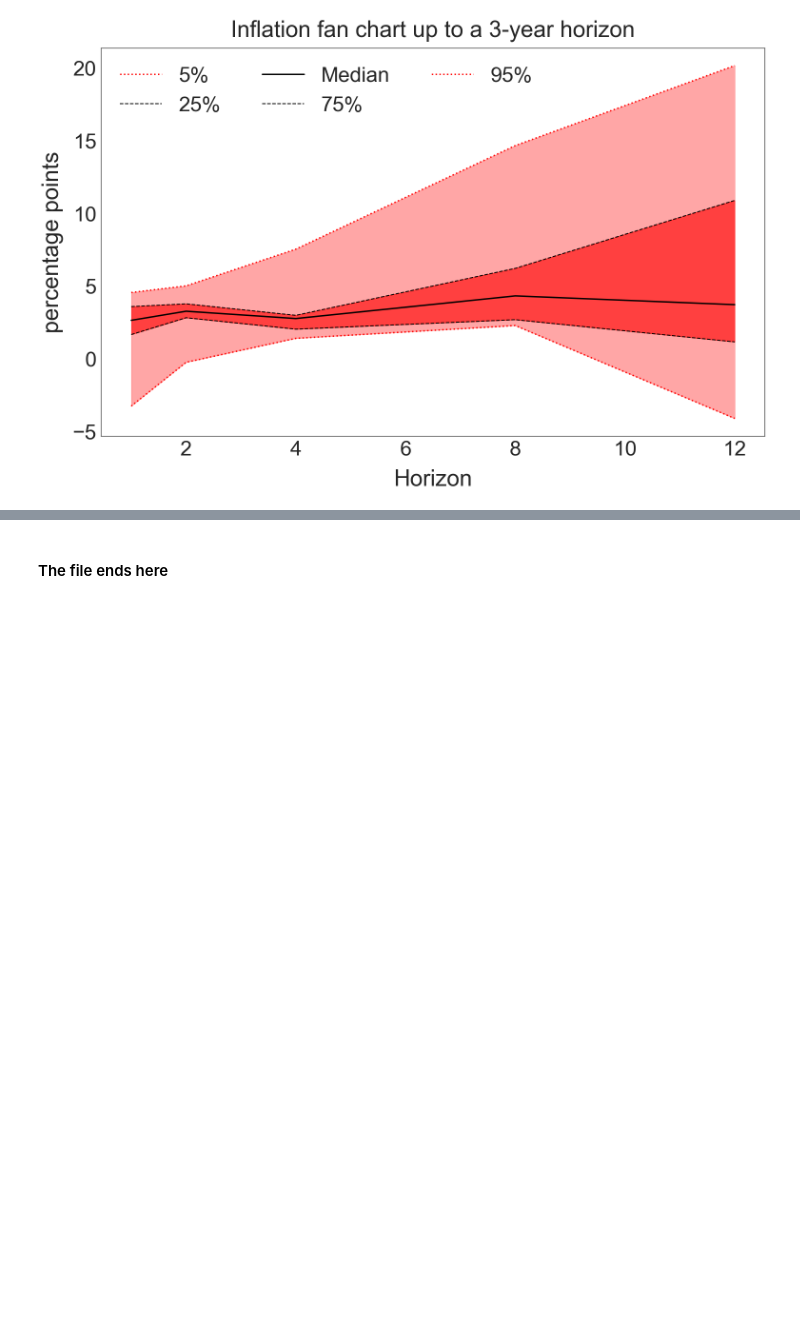
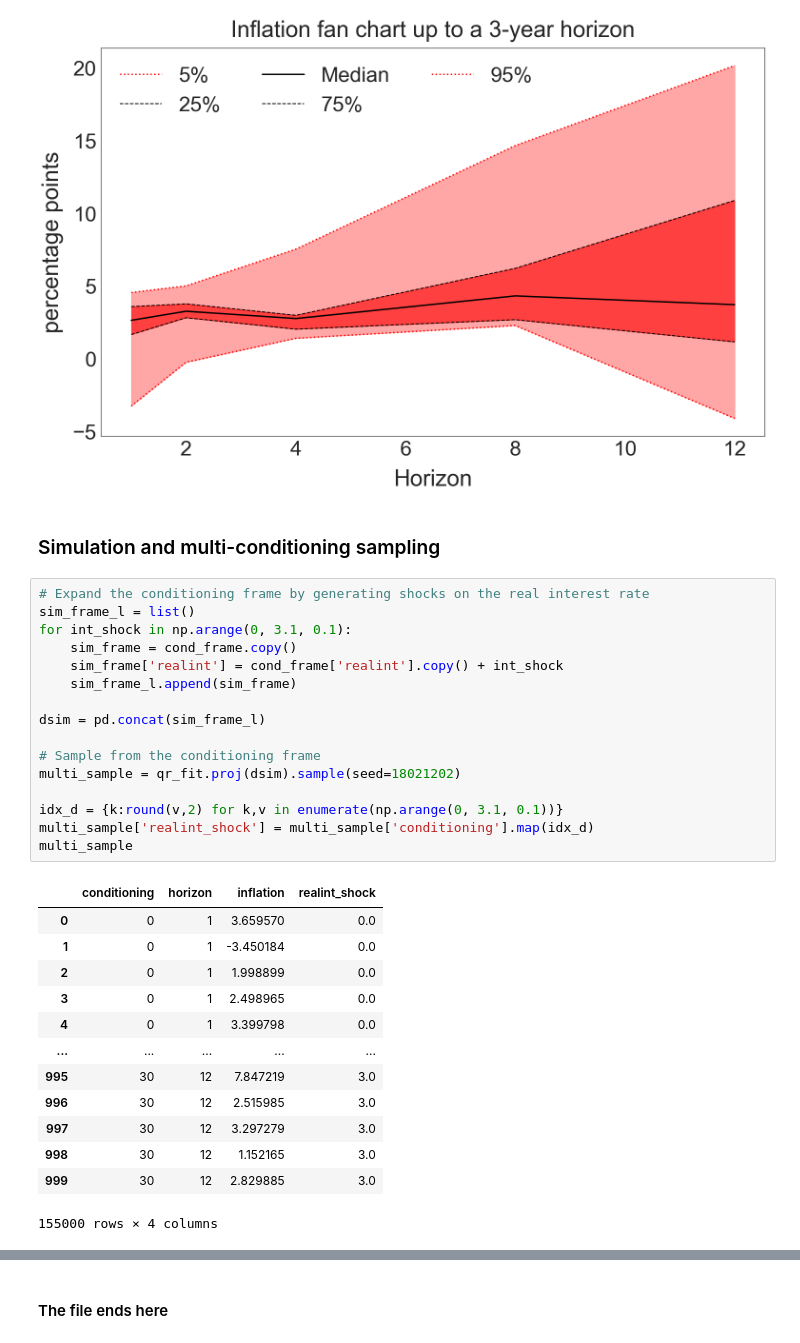
Before and after one commit to romainlafarguette/quantileproj, a Jupyter notebook: Quantile Local Projections.ipynb, the cells around one changed output, grey strips where cells are left out. Cells and saved outputs as stored; diff of their text form; blank space fills up the shorter version.

```diff
--- a/Quantile Local Projections.ipynb
+++ b/Quantile Local Projections.ipynb
@@ -172,3 +172,35 @@ qr_proj.plot.fan_chart(title='Inflation fan chart up to a 3-year horizon', ylabe
 plt.show()
 # %% [output]
 [figure]
+# %% [markdown]
+### Simulation and multi-conditioning sampling
+# %%
+# Expand the conditioning frame by generating shocks on the real interest rate
+sim_frame_l = list()
+for int_shock in np.arange(0, 3.1, 0.1):
+    sim_frame = cond_frame.copy()
+    sim_frame['realint'] = cond_frame['realint'].copy() + int_shock
+    sim_frame_l.append(sim_frame)
+
+dsim = pd.concat(sim_frame_l)
+
+# Sample from the conditioning frame
+multi_sample = qr_fit.proj(dsim).sample(seed=18021202)
+
+idx_d = {k:round(v,2) for k,v in enumerate(np.arange(0, 3.1, 0.1))}
+multi_sample['realint_shock'] = multi_sample['conditioning'].map(idx_d)
+multi_sample
+# %% [output]
+|  | conditioning | horizon | inflation | realint_shock |
+| 0 | 0 | 1 | 3.659570 | 0.0 |
+| 1 | 0 | 1 | -3.450184 | 0.0 |
+| 2 | 0 | 1 | 1.998899 | 0.0 |
+| 3 | 0 | 1 | 2.498965 | 0.0 |
+| 4 | 0 | 1 | 3.399798 | 0.0 |
+| ... | ... | ... | ... | ... |
+| 995 | 30 | 12 | 7.847219 | 3.0 |
+| 996 | 30 | 12 | 2.515985 | 3.0 |
+| 997 | 30 | 12 | 3.297279 | 3.0 |
+| 998 | 30 | 12 | 1.152165 | 3.0 |
+| 999 | 30 | 12 | 2.829885 | 3.0 |
+155000 rows × 4 columns
```
Also changed, not shown: parts of 3 cells of this notebook.
